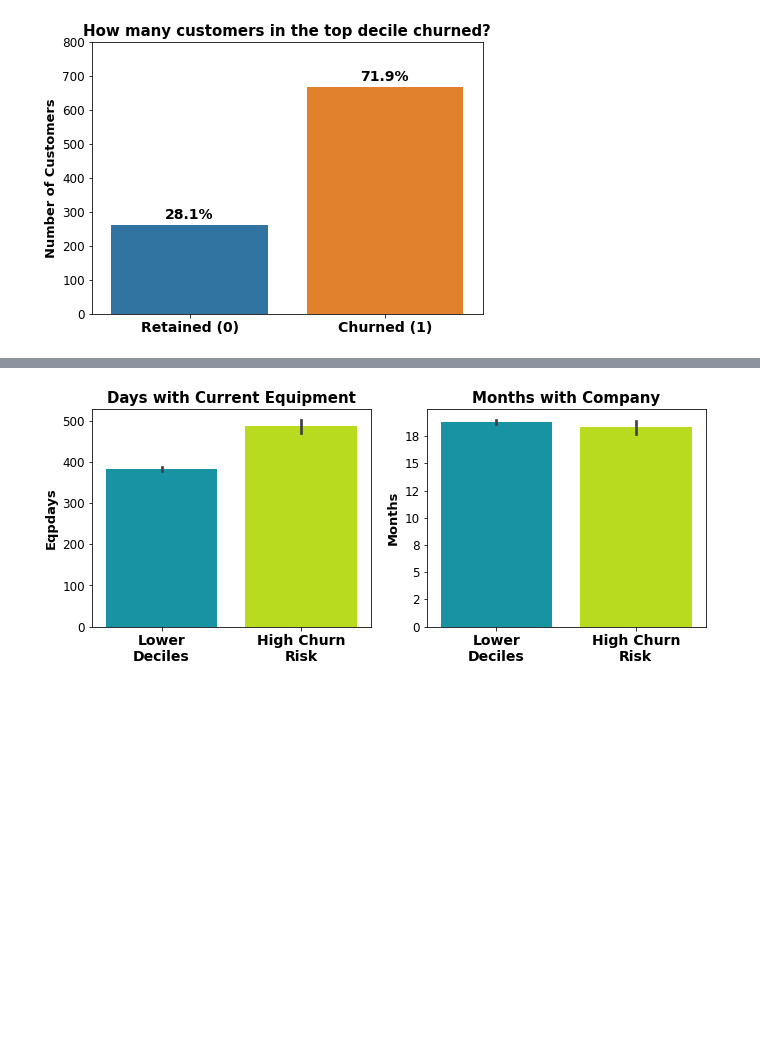
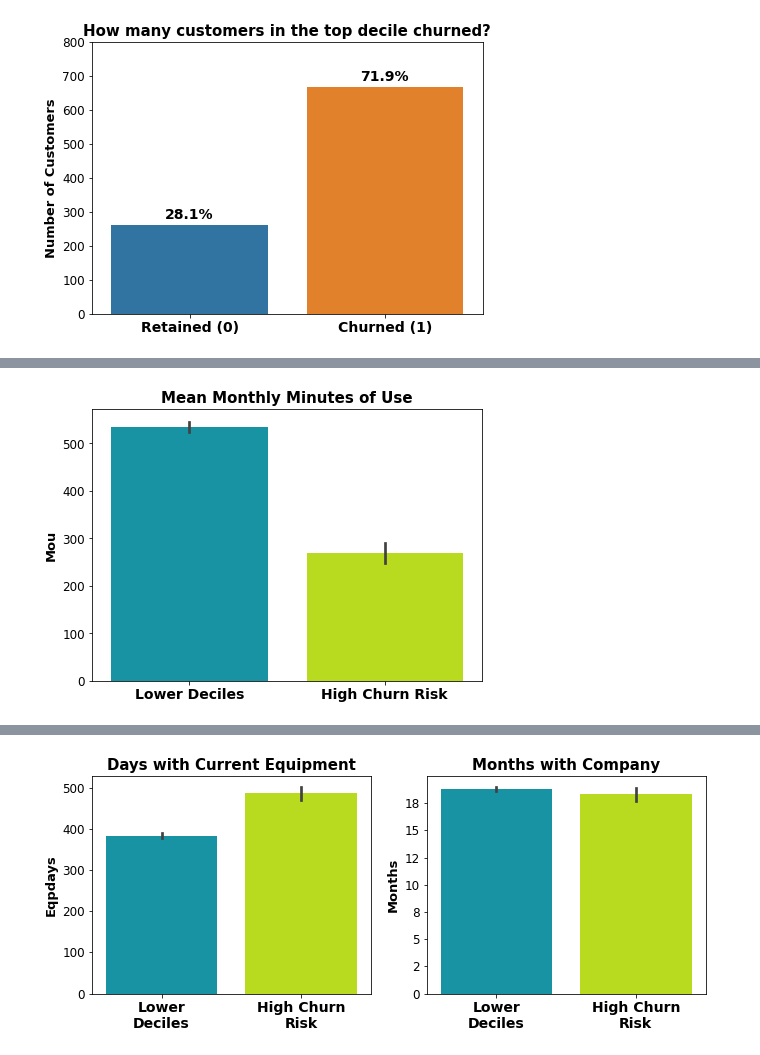
Before and after one commit to zero731/customer_churn_blog, a Jupyter notebook: Customer_churn_analysis_Final.ipynb, the cells around one changed output, grey strips where cells are left out. Drawn from its saved outputs; the diff is of its cells as text; code cells hidden in the pictures; blank space fills up the shorter version.

```diff
--- a/Customer_churn_analysis_Final.ipynb
+++ b/Customer_churn_analysis_Final.ipynb
@@ -943,0 +927,4 @@ NameError: name 'prob_df' is not defined
+# %%
+plot_dec_bars(prob_df, 'Mou', 'Mean Monthly Minutes of Use')
+# %% [output]
+[figure, added]
```
Also changed, not shown: parts of 32 cells of this notebook, 1 other file.
